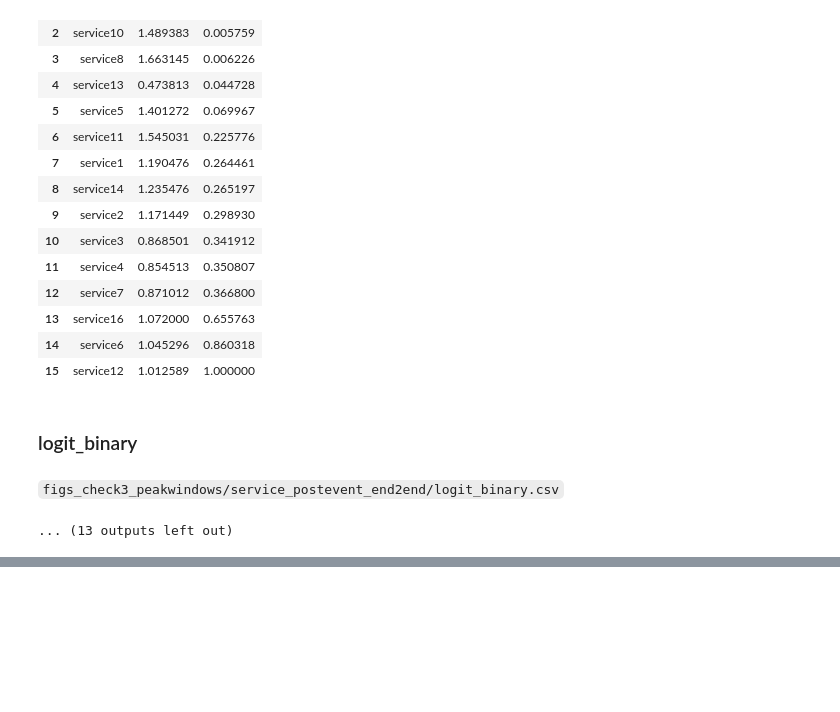
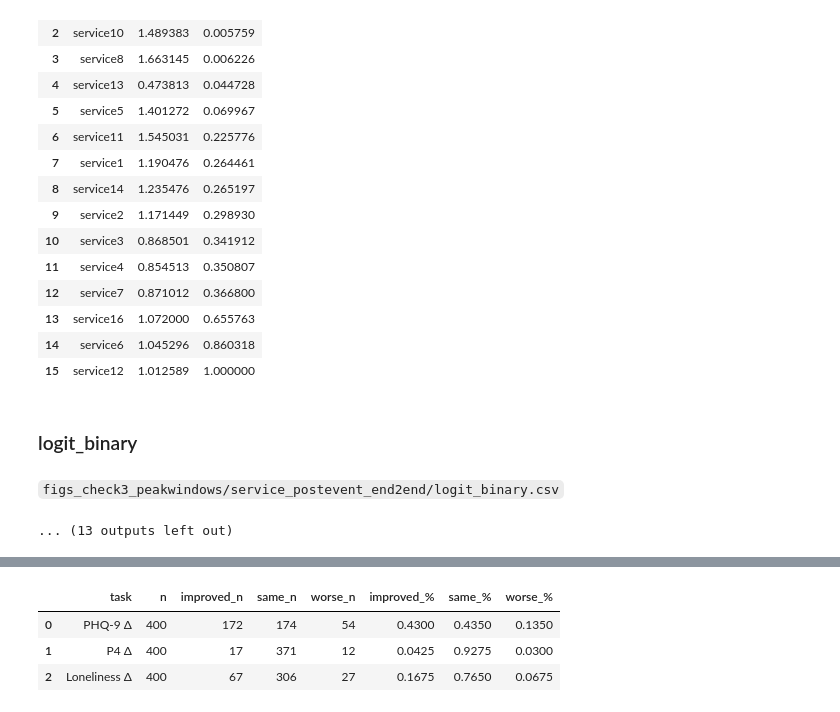
Before and after one commit to carolyn0515/dil_final, a Jupyter notebook: play.ipynb, the cells around one changed output, grey strips where cells are left out. Drawn from its saved outputs; the diff is of its cells as text; code cells hidden in the pictures; blank space fills up the shorter version.

```diff
--- a/play.ipynb
+++ b/play.ipynb
@@ -1247,0 +1275,10 @@ recent figs_check3_peakwindows/service_postevent_end2end/merged_postevent_servic
+# %%
+import pandas as pd
+
+df = pd.read_csv("figs_eval_suite/class_dist_val.csv")
+df
+# %% [output]
+|  | task | n | improved_n | same_n | worse_n | improved_% | same_% | worse_% |
+| 0 | PHQ-9 Δ | 400 | 172 | 174 | 54 | 0.4300 | 0.4350 | 0.1350 |
+| 1 | P4 Δ | 400 | 17 | 371 | 12 | 0.0425 | 0.9275 | 0.0300 |
+| 2 | Loneliness Δ | 400 | 67 | 306 | 27 | 0.1675 | 0.7650 | 0.0675 |
```
Also changed, not shown: parts of 4 cells of this notebook.
